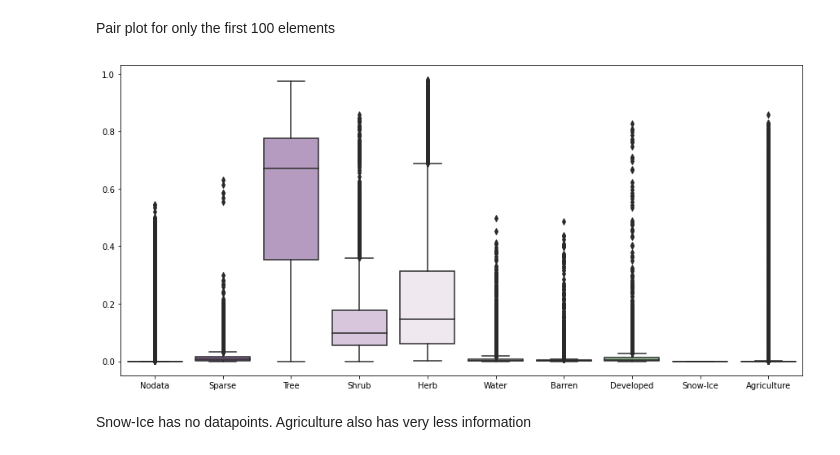
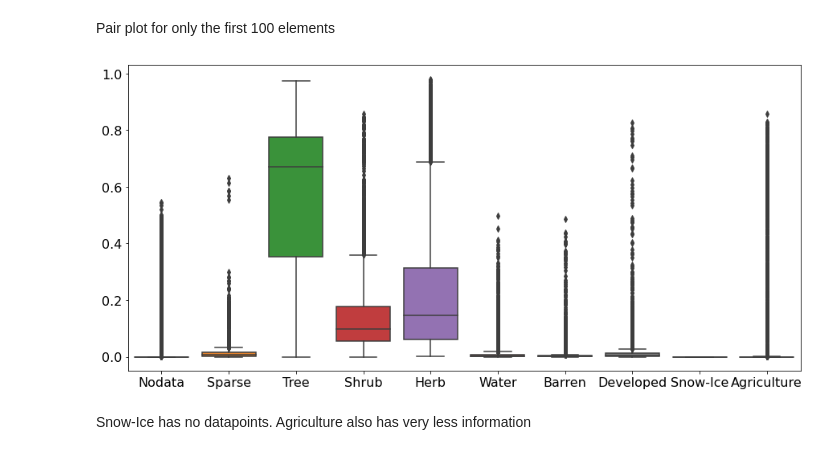
Before and after one commit to anantsimran/california-wildfires, a Jupyter notebook: Data Exploration.ipynb, the cells around one changed output. Drawn from its saved outputs; the diff is of its cells as text; code cells hidden in the pictures.

```diff
--- a/Data Exploration.ipynb
+++ b/Data Exploration.ipynb
@@ -97,10 +97,10 @@ sb.pairplot(vegSum[:100])
 Pair plot for only the first 100 elements
 # %%
 f,ax = plt.subplots(figsize =(15,7))
-sb.boxplot(data=vegSum,palette="PRGn",ax=ax)
+sb.boxplot(data=vegSum)
 plt.show()
 # %% [output]
-[figure, old version]
+[figure, new version]
 # %% [markdown]
 Snow-Ice has no datapoints.
 Agriculture also has very less information
```
Also changed, not shown: parts of 11 cells of this notebook.
